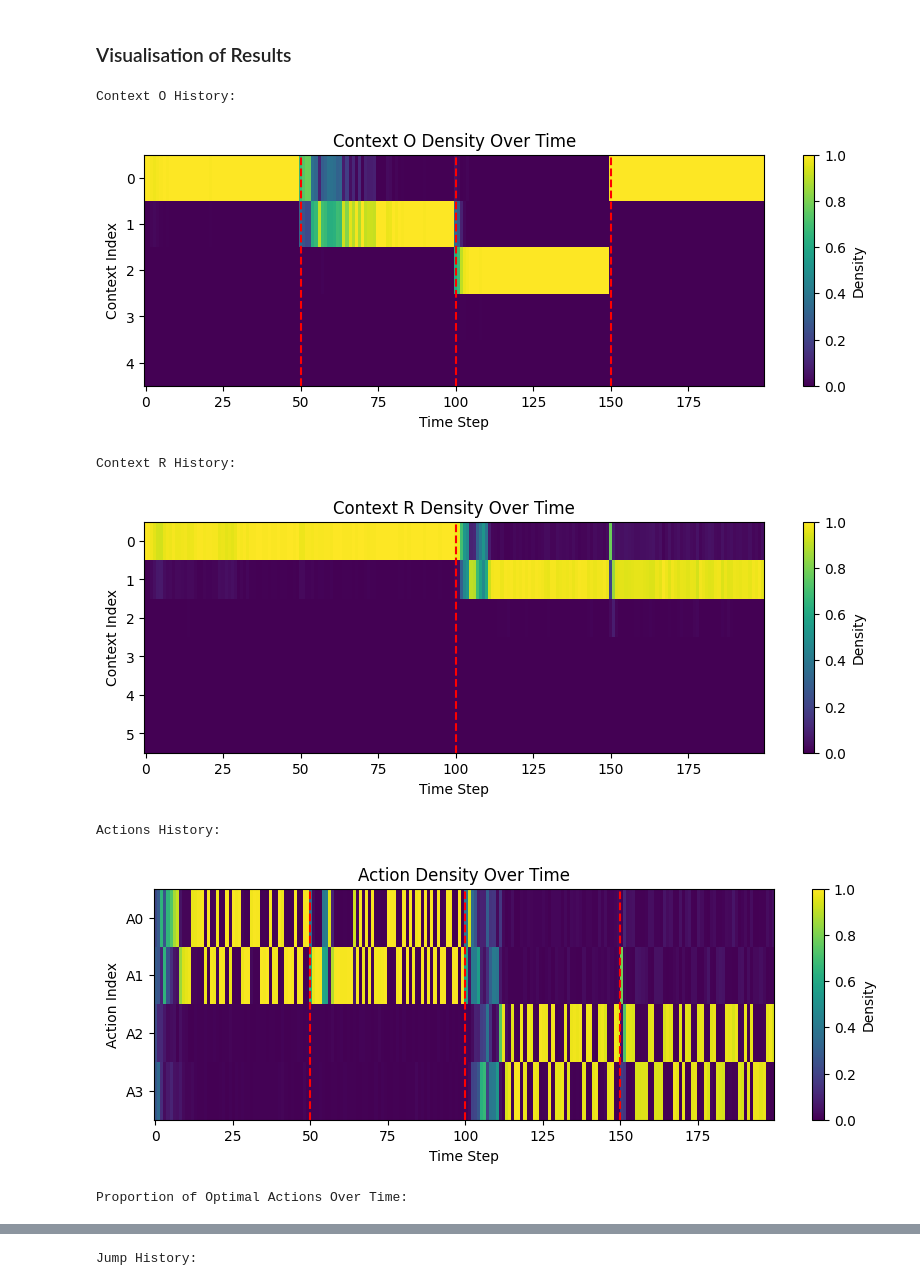
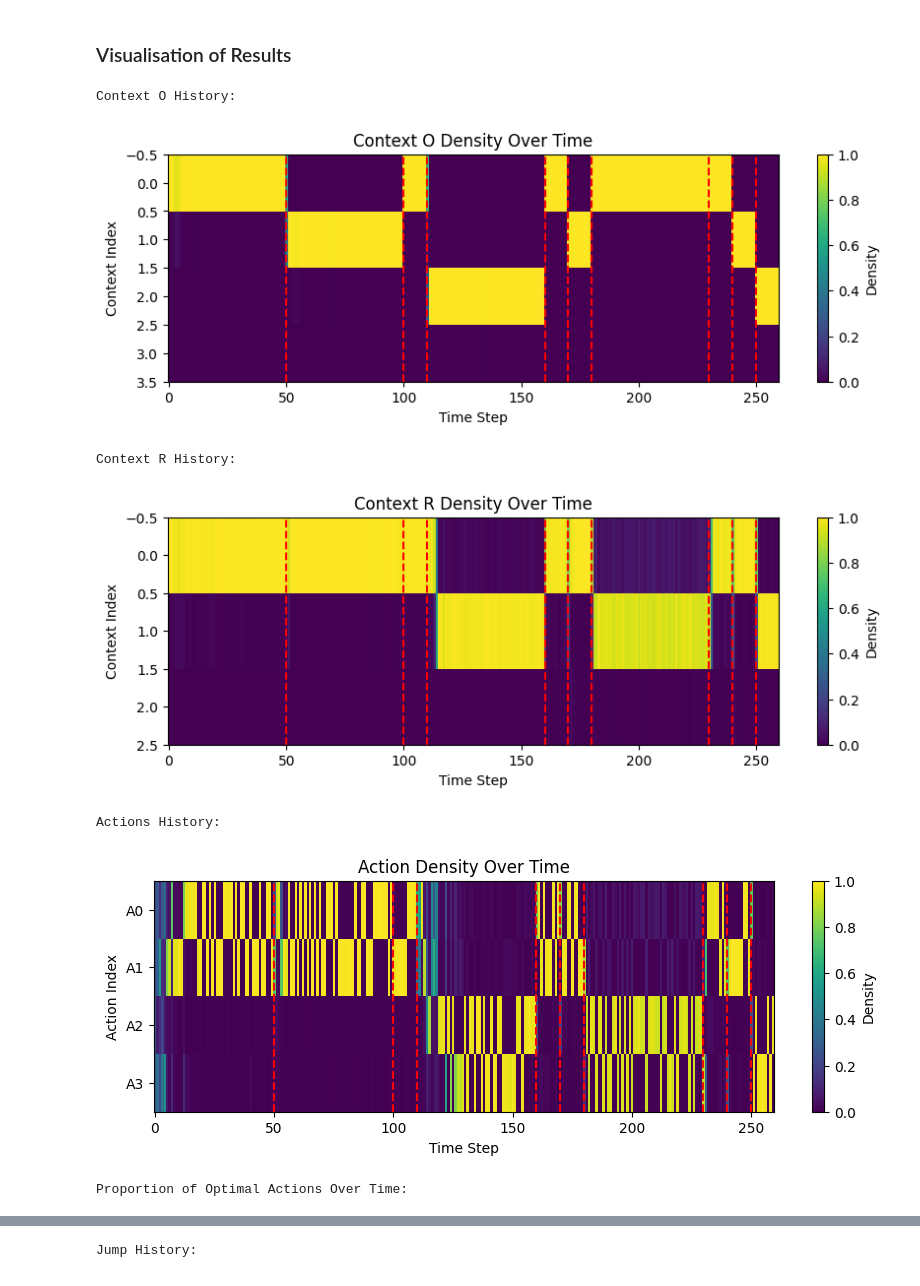
Before and after one commit to dkornai/CCEB, a Jupyter notebook: cceb.ipynb, the cells around one changed output, grey strips where cells are left out. Saved outputs shown, nothing was run; the diff lists cells and outputs as text; code cells hidden in the pictures.

Commit message:
- updated to use external particle and ensemble classes - modified training schedule to include revisits of all previous contexts

```diff
--- a/cceb.ipynb
+++ b/cceb.ipynb
@@ -582,8 +213,11 @@ Reward Context CRP Probabilities: tensor([0.4372, 0.5464, 0.0164]) CRP counts: t
 # %% [markdown]
 ### Visualisation of Results
 # %%
+jump_times = [50, 100, 110, 160, 170, 180, 230, 240, 250]
+
 print("Context O History:")
-context_o_densities = torch.zeros((len(context_o_hist), 5))
+max_context_o = max([max(element) for element in context_o_hist]) + 1
+context_o_densities = torch.zeros((len(context_o_hist), max_context_o))
 for idx, element in enumerate(context_o_hist):
     #print(element)
     for val in element:
@@ -594,16 +228,19 @@ context_o_densities = context_o_densities / context_o_densities.sum(dim=1, keepd
 plt.figure(figsize=(10, 3))
 plt.imshow(context_o_densities.T, aspect='auto', cmap='viridis', interpolation='nearest')
 plt.colorbar(label='Density')
-plt.axvline(x=50, color='red', linestyle='--', label='Obs Context Change')
-plt.axvline(x=100, color='red', linestyle='--')
-plt.axvline(x=150, color='red', linestyle='--')
+for jt in jump_times:
+    plt.axvline(x=jt, color='red', linestyle='--')
+
+
 plt.xlabel('Time Step')
 plt.ylabel('Context Index')
 plt.title('Context O Density Over Time')
 plt.show()
 
 print("Context R History:")
-context_r_densities = torch.zeros((len(context_r_hist), 6))
+
+max_context_r = max([max(element) for element in context_r_hist]) + 1
+context_r_densities = torch.zeros((len(context_r_hist), max_context_r))
 for idx, element in enumerate(context_r_hist):
     #print(element)
     for val in element:
@@ -613,7 +250,8 @@ context_r_densities = context_r_densities / context_r_densities.sum(dim=1, keepd
 plt.figure(figsize=(10, 3))
 plt.imshow(context_r_densities.T, aspect='auto', cmap='viridis', interpolation='nearest')
 plt.colorbar(label='Density')
-plt.axvline(x=100, color='red', linestyle='--', label='Action Context Change')
+for jt in jump_times:
+    plt.axvline(x=jt, color='red', linestyle='--')
 plt.xlabel('Time Step')
 plt.ylabel('Context Index')
 plt.title('Context R Density Over Time')
@@ -631,49 +269,46 @@ plt.figure(figsize=(10, 3))
 plt.imshow(actions_densities.T, aspect='auto', cmap='viridis', interpolation='nearest')
 plt.colorbar(label='Density')
 plt.yticks(ticks=[0, 1, 2, 3], labels=['A0', 'A1', 'A2', 'A3'])
-plt.axvline(x=50, color='red', linestyle='--')
-plt.axvline(x=100, color='red', linestyle='--')
-plt.axvline(x=150, color='red', linestyle='--')
+for jt in jump_times:
+    plt.axvline(x=jt, color='red', linestyle='--')
 plt.xlabel('Time Step')
 plt.ylabel('Action Index')
 plt.title('Action Density Over Time')
 plt.show()
 
 print("Proportion of Optimal Actions Over Time:")
 true_rewarding_actions = torch.tensor(true_rewarding_actions)
 proportion_optimal = torch.zeros(len(actions_hist))
 for idx, element in enumerate(actions_hist):
     proportion_optimal[idx] = torch.sum(element == true_rewarding_actions[idx]).item() / len(element)
 plt.figure(figsize=(10, 3))
 plt.plot(proportion_optimal, label='Proportion Optimal Action', color='blue', linewidth=2)
 plt.title('Proportion of Optimal Actions Over Time')
 plt.xlabel('Time Step')
 plt.ylabel('Proportion')
 plt.ylim(0, 1)
-plt.axvline(x=50, color='red', linestyle='--')
-plt.axvline(x=100, color='red', linestyle='--')
-plt.axvline(x=150, color='red', linestyle='--')
+for jt in jump_times:
+    plt.axvline(x=jt, color='red', linestyle='--')
 plt.show()
 
 print("Jump History:")
-jumps_densities = torch.tensor(torch.stack(jumps_hist), dtype=torch.float).sum(dim=1) / ensemble.N
+jumps_densities = np.stack(jumps_hist).sum(axis=1) / ensemble.N
 
 
 plt.figure(figsize=(10, 3))
 plt.plot(jumps_densities, label='Jump', color='blue', linewidth=2)
 plt.title('Jump Density Over Time')
 plt.xlabel('Time Step')
 plt.ylabel('Density')
 plt.ylim(0, 1)
-plt.axvline(x=50, color='red', linestyle='--')
-plt.axvline(x=100, color='red', linestyle='--')
-plt.axvline(x=150, color='red', linestyle='--')
+for jt in jump_times:
+    plt.axvline(x=jt, color='red', linestyle='--')
 plt.show()
 # %% [output]
 Context O History:
-[figure, old version]
+[figure, new version]
 Context R History:
-[figure, old version]
+[figure, new version]
 Actions History:
-[figure, old version]
+[figure, new version]
 Proportion of Optimal Actions Over Time:
```
Also changed, not shown: parts of 16 cells of this notebook.
